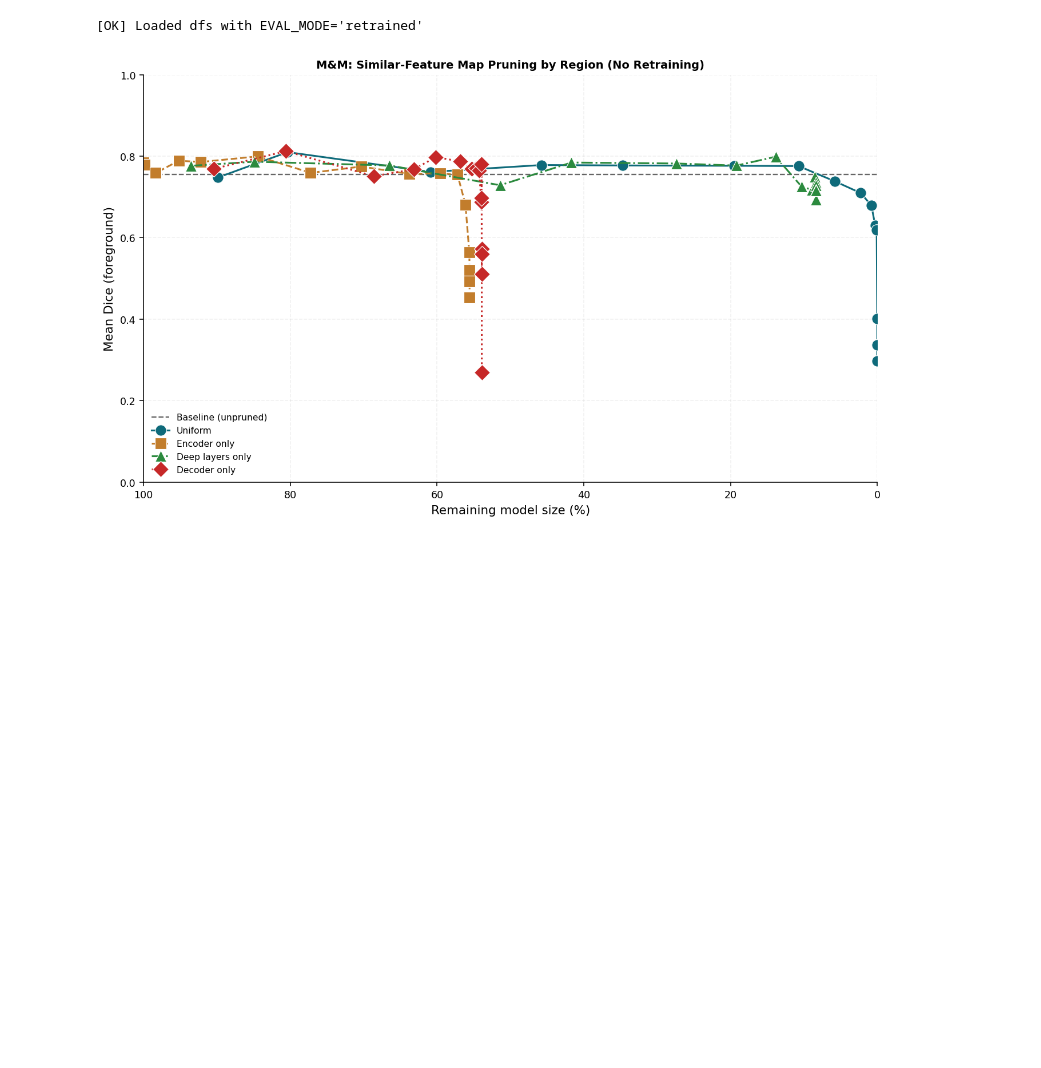
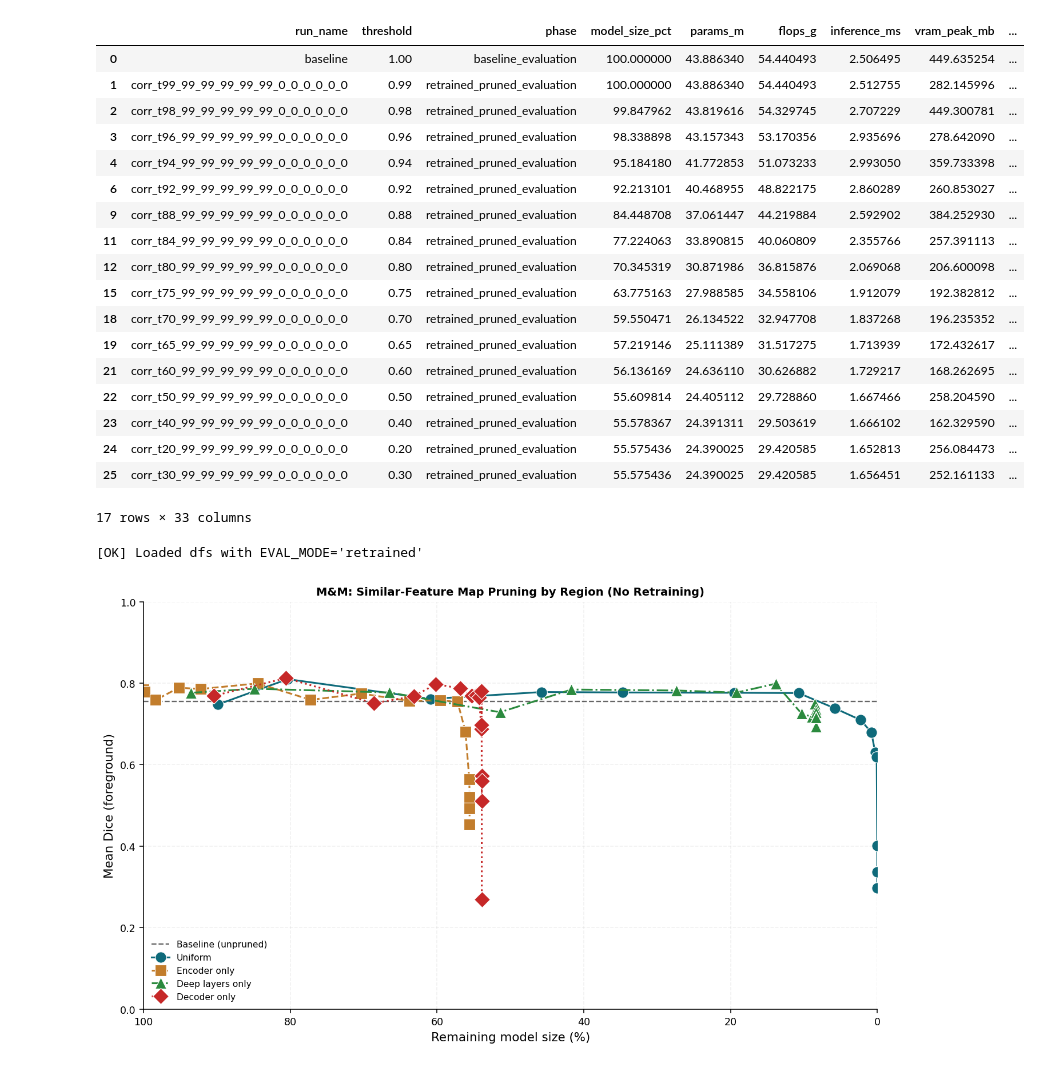
Before and after one commit to TijmenToxopeus/basic_UNet, a Jupyter notebook: src/notebooks/metrics_plots.ipynb, the cells around one changed output. Drawn from its saved outputs; the diff is of its cells as text; code cells hidden in the pictures; blank space fills up the shorter version.

```diff
--- a/src/notebooks/metrics_plots.ipynb
+++ b/src/notebooks/metrics_plots.ipynb
@@ -261,7 +261,7 @@ df_partial_corr_MM_encoder = make_encoder_df(
 )
 
 pd.set_option("display.max_rows", None)
-# display(df_partial_corr_MM_encoder)
+display(df_partial_corr_MM_encoder)
 
 
 # ============================================================
@@ -284,34 +284,53 @@ dfs = {
             deep=df_partial_l1_acdc_deep,
             decoder=df_partial_l1_acdc_decoder,
         ),
         "corr": PruningGroup(
             uniform=df_uniform_corr_acdc,
             encoder=df_partial_corr_acdc_encoder,
             deep=df_partial_corr_acdc_deep,
             decoder=df_partial_corr_acdc_decoder,
             total=df_partial_corr_acdc_total,
         ),
     },
     "mm": {
         "l1": PruningGroup(
             uniform=df_uniform_l1_MM,
             encoder=df_partial_l1_MM_encoder,
             deep=df_partial_l1_MM_deep,
             decoder=df_partial_l1_MM_decoder,
         ),
         "corr": PruningGroup(
             uniform=df_uniform_corr_MM,
             encoder=df_partial_corr_MM_encoder,
             deep=df_partial_corr_MM_deep,
             decoder=df_partial_corr_MM_decoder,
             total=df_partial_corr_MM_total,
         ),
     },
 }
 
 print(f"[OK] Loaded dfs with EVAL_MODE={EVAL_MODE!r}")
 # %% [output]
+|  | run_name | threshold | phase | model_size_pct | params_m | flops_g | inference_ms | vram_peak_mb | ... |
+| 0 | baseline | 1.00 | baseline_evaluation | 100.000000 | 43.886340 | 54.440493 | 2.506495 | 449.635254 | ... |
+| 1 | corr_t99_99_99_99_99_99_0_0_0_0_0_0 | 0.99 | retrained_pruned_evaluation | 100.000000 | 43.886340 | 54.440493 | 2.512755 | 282.145996 | ... |
+| 2 | corr_t98_99_99_99_99_99_0_0_0_0_0_0 | 0.98 | retrained_pruned_evaluation | 99.847962 | 43.819616 | 54.329745 | 2.707229 | 449.300781 | ... |
+| 3 | corr_t96_99_99_99_99_99_0_0_0_0_0_0 | 0.96 | retrained_pruned_evaluation | 98.338898 | 43.157343 | 53.170356 | 2.935696 | 278.642090 | ... |
+| 4 | corr_t94_99_99_99_99_99_0_0_0_0_0_0 | 0.94 | retrained_pruned_evaluation | 95.184180 | 41.772853 | 51.073233 | 2.993050 | 359.733398 | ... |
+| 6 | corr_t92_99_99_99_99_99_0_0_0_0_0_0 | 0.92 | retrained_pruned_evaluation | 92.213101 | 40.468955 | 48.822175 | 2.860289 | 260.853027 | ... |
+| 9 | corr_t88_99_99_99_99_99_0_0_0_0_0_0 | 0.88 | retrained_pruned_evaluation | 84.448708 | 37.061447 | 44.219884 | 2.592902 | 384.252930 | ... |
+| 11 | corr_t84_99_99_99_99_99_0_0_0_0_0_0 | 0.84 | retrained_pruned_evaluation | 77.224063 | 33.890815 | 40.060809 | 2.355766 | 257.391113 | ... |
+| 12 | corr_t80_99_99_99_99_99_0_0_0_0_0_0 | 0.80 | retrained_pruned_evaluation | 70.345319 | 30.871986 | 36.815876 | 2.069068 | 206.600098 | ... |
+| 15 | corr_t75_99_99_99_99_99_0_0_0_0_0_0 | 0.75 | retrained_pruned_evaluation | 63.775163 | 27.988585 | 34.558106 | 1.912079 | 192.382812 | ... |
+| 18 | corr_t70_99_99_99_99_99_0_0_0_0_0_0 | 0.70 | retrained_pruned_evaluation | 59.550471 | 26.134522 | 32.947708 | 1.837268 | 196.235352 | ... |
+| 19 | corr_t65_99_99_99_99_99_0_0_0_0_0_0 | 0.65 | retrained_pruned_evaluation | 57.219146 | 25.111389 | 31.517275 | 1.713939 | 172.432617 | ... |
+| 21 | corr_t60_99_99_99_99_99_0_0_0_0_0_0 | 0.60 | retrained_pruned_evaluation | 56.136169 | 24.636110 | 30.626882 | 1.729217 | 168.262695 | ... |
+| 22 | corr_t50_99_99_99_99_99_0_0_0_0_0_0 | 0.50 | retrained_pruned_evaluation | 55.609814 | 24.405112 | 29.728860 | 1.667466 | 258.204590 | ... |
+| 23 | corr_t40_99_99_99_99_99_0_0_0_0_0_0 | 0.40 | retrained_pruned_evaluation | 55.578367 | 24.391311 | 29.503619 | 1.666102 | 162.329590 | ... |
+| 24 | corr_t20_99_99_99_99_99_0_0_0_0_0_0 | 0.20 | retrained_pruned_evaluation | 55.575436 | 24.390025 | 29.420585 | 1.652813 | 256.084473 | ... |
+| 25 | corr_t30_99_99_99_99_99_0_0_0_0_0_0 | 0.30 | retrained_pruned_evaluation | 55.575436 | 24.390025 | 29.420585 | 1.656451 | 252.161133 | ... |
-[OK] Loaded dfs with EVAL_MODE='retrained'
+17 rows × 33 columns
+[OK] Loaded dfs with EVAL_MODE='retrained'
 # %%
 import sys
 from pathlib import Path
```
Also changed, not shown: 2 other files.
